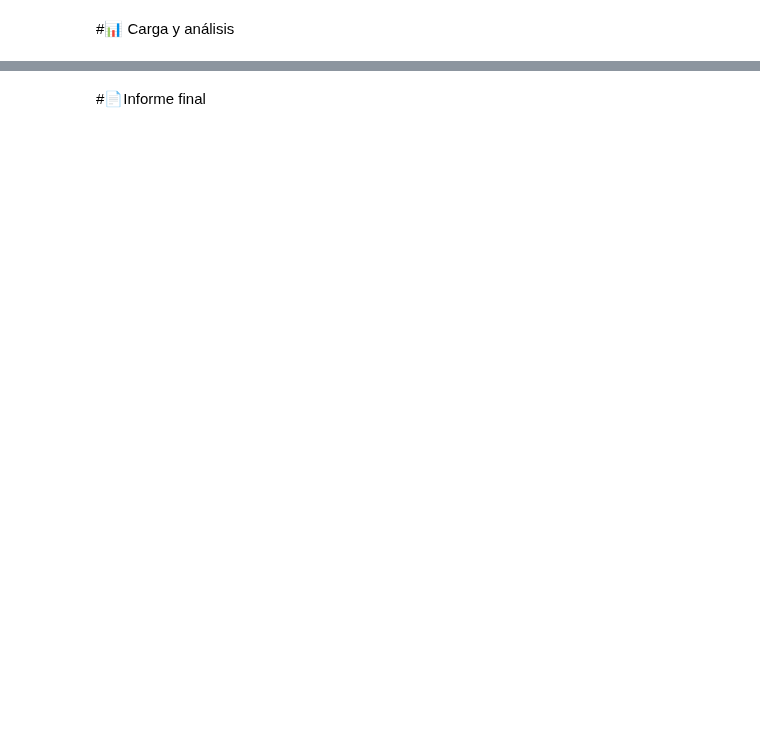
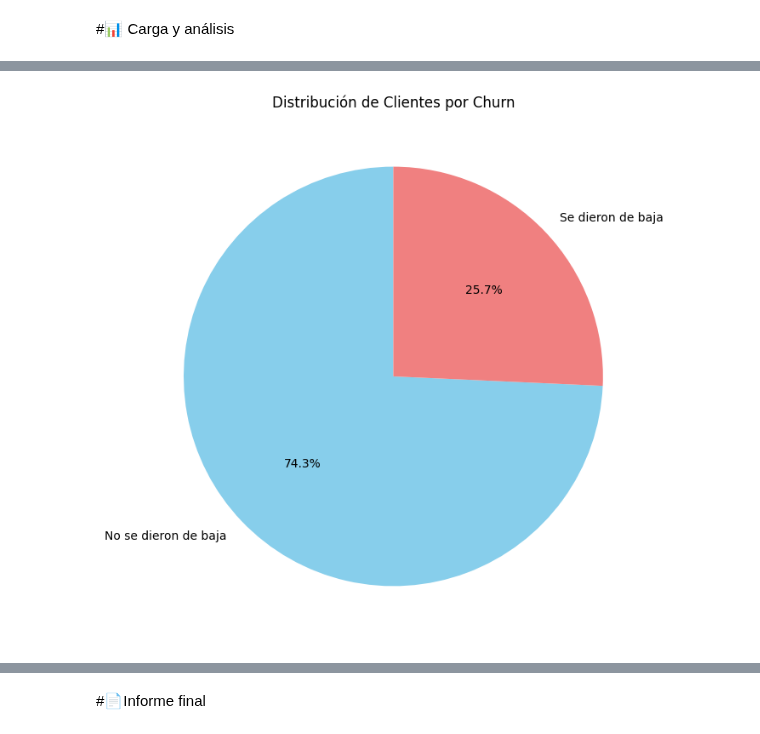
Before and after one commit to Kross363/Python-Data-Science, a Jupyter notebook: TelecomX_LATAM.ipynb, the cells around one changed output, grey strips where cells are left out. Saved outputs shown, nothing was run; the diff lists cells and outputs as text; code cells hidden in the pictures; blank space fills up the shorter version.

```diff
--- a/TelecomX_LATAM.ipynb
+++ b/TelecomX_LATAM.ipynb
@@ -209,0 +236,16 @@ Warning: Total number of columns (22) exceeds max_columns (20) limiting to first
+# %%
+import matplotlib.pyplot as plt
+
+# Contar la ocurrencia de cada valor en la columna 'Churn'
+churn_counts = datos['Churn'].value_counts()
+
+# Etiquetas para el gráfico de pastel
+labels = ['No se dieron de baja' if idx == 0 else 'Se dieron de baja' for idx in churn_counts.index]
+
+# Crear el gráfico de pastel
+plt.figure(figsize=(8, 8))
+plt.pie(churn_counts, labels=labels, autopct='%1.1f%%', startangle=90, colors=['skyblue', 'lightcoral'])
+plt.title('Distribución de Clientes por Churn')
+plt.show()
+# %% [output]
+[figure, added]
```
Also changed, not shown: parts of 5 cells of this notebook.
